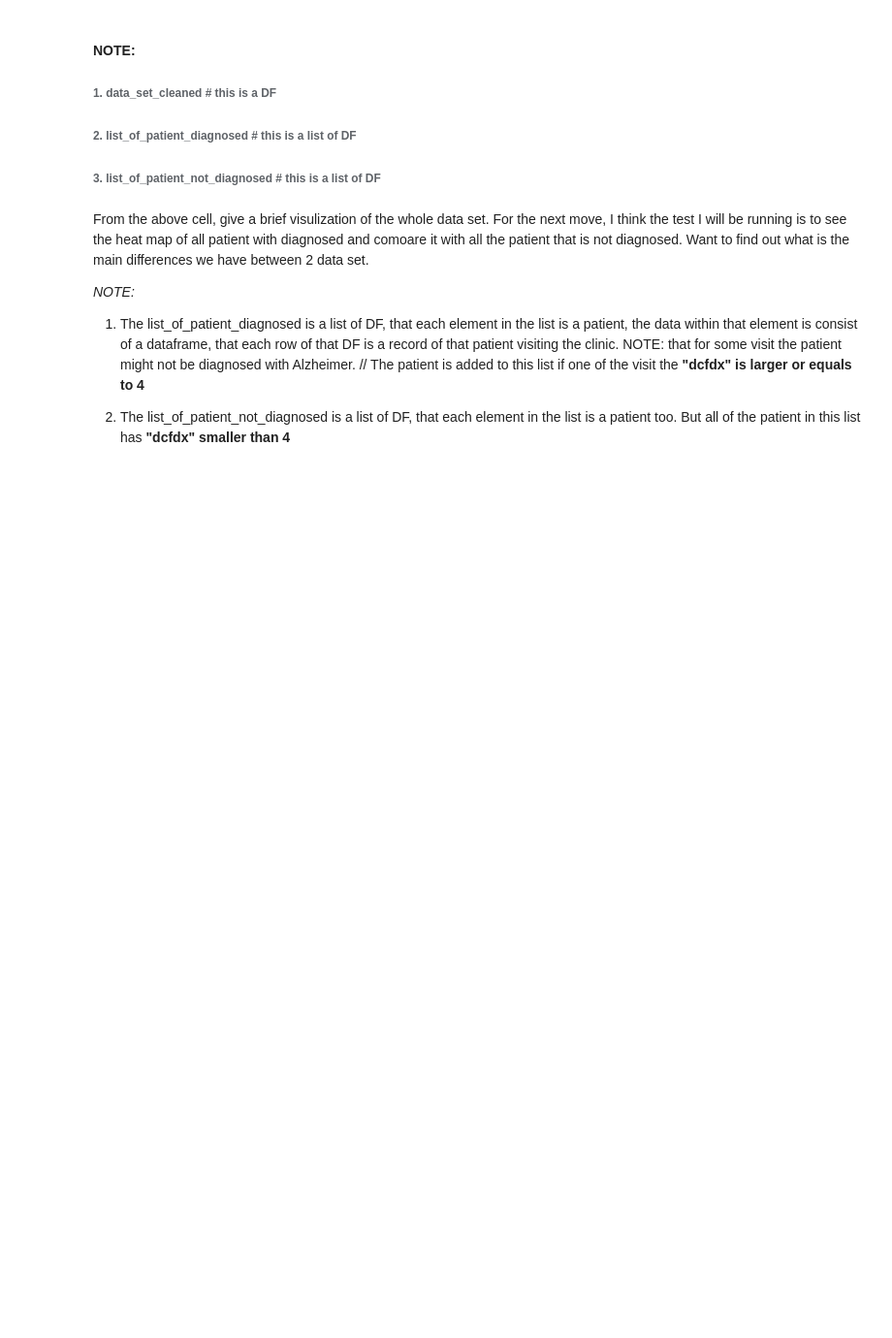
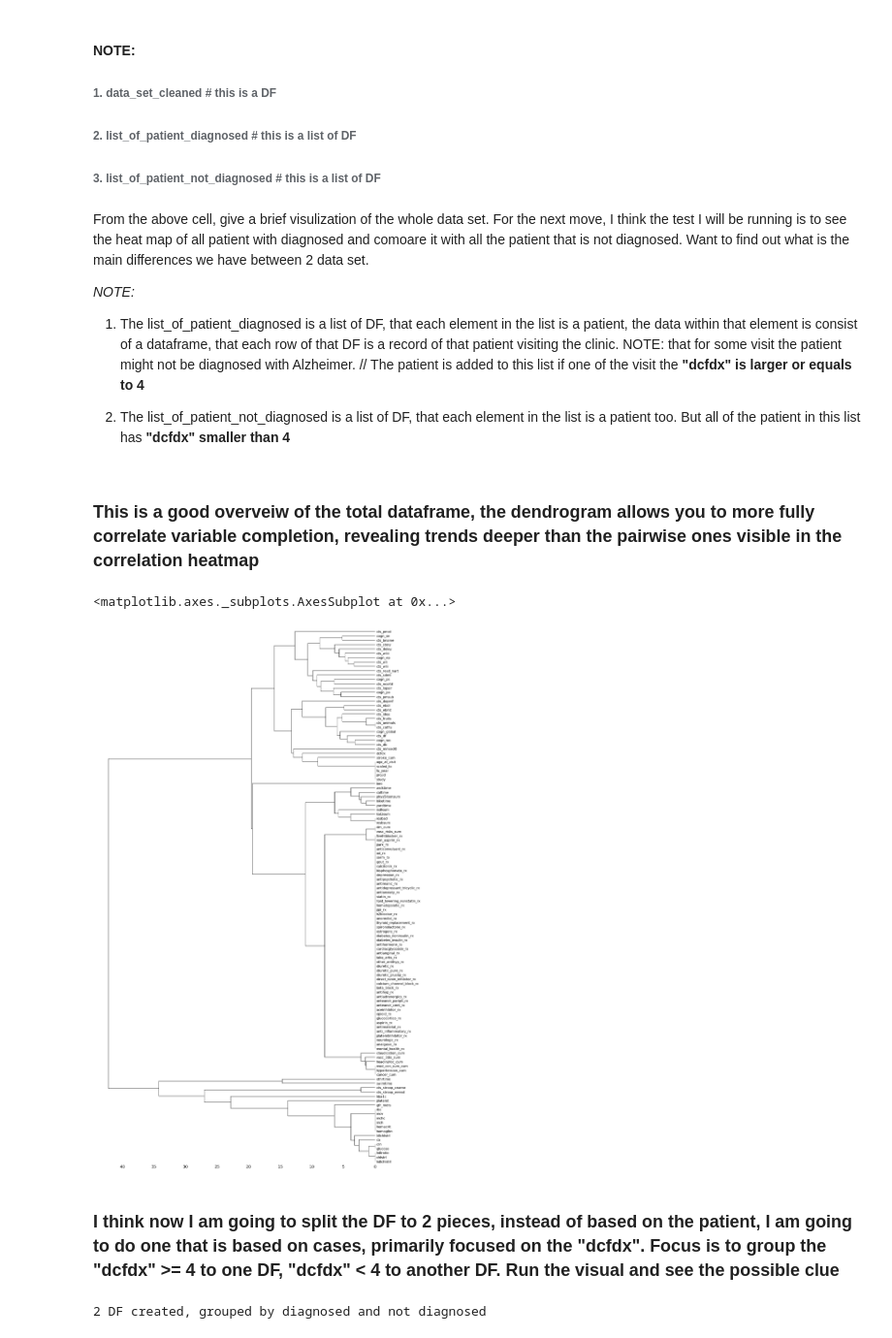
Before and after one commit to sssurvey/TF-learn-RA, a Jupyter notebook: bio-ra/Alzheimer set/workSpace_1.ipynb, the cells around one changed output. Shown at 97% size. Saved outputs shown, nothing was run; the diff lists cells and outputs as text; code cells hidden in the pictures; blank space fills up the shorter version.

```diff
--- a/bio-ra/Alzheimer set/workSpace_1.ipynb
+++ b/bio-ra/Alzheimer set/workSpace_1.ipynb
@@ -211,3 +235,18 @@ From the above cell, give a brief visulization of the whole data set. For the ne
 1. The list_of_patient_diagnosed is a list of DF, that each element in the list is a patient, the data within that element is consist of a dataframe, that each row of that DF is a record of that patient visiting the clinic. NOTE: that for some visit the patient might not be diagnosed with Alzheimer. // The patient is added to this list if one of the visit the <b>"dcfdx" is larger or equals to 4</b>
 
 2. The list_of_patient_not_diagnosed is a list of DF, that each element in the list is a patient too. But all of the patient in this list has <b>"dcfdx" smaller than 4</b>
+# %% [markdown]
+### This is a good overveiw of the total dataframe, the dendrogram allows you to more fully correlate variable completion, revealing trends deeper than the pairwise ones visible in the correlation heatmap
+# %%
+msno.dendrogram(data_set_cleaned)
+# %% [output]
+<matplotlib.axes._subplots.AxesSubplot at 0x...>
+[figure, added]
+# %% [markdown]
+### I think now I am going to split the DF to 2 pieces, instead of based on the patient, I am going to do one that is based on cases, primarily focused on the "dcfdx". Focus is to group the "dcfdx" >= 4 to one DF, "dcfdx" < 4 to another DF. Run the visual and see the possible clue
+# %%
+# 2 DF, one is diagnosed, one is not diagonesed
+df_diagnosed_df_by_case, df_not_diagnosed_df_by_case = sort_cases(data_set_cleaned)
+print("2 DF created, grouped by diagnosed and not diagnosed")
+# %% [output]
+2 DF created, grouped by diagnosed and not diagnosed
```
Also changed, not shown: parts of 4 cells of this notebook, 1 other file.
